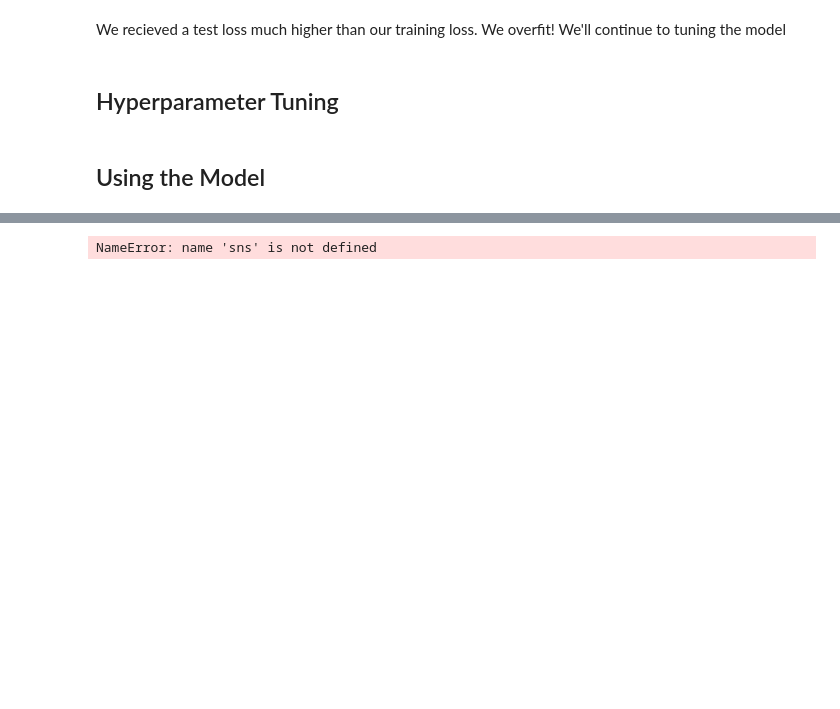
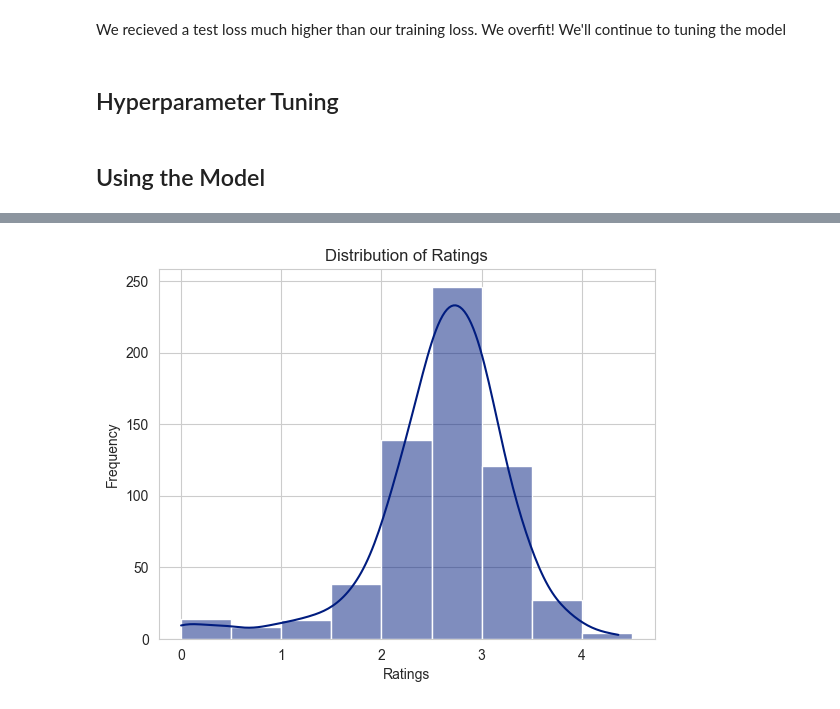
Before and after one commit to scottpitcher/Customer_RecommendationSystem, a Jupyter notebook: main.ipynb, the cells around one changed output, grey strips where cells are left out. Drawn from its saved outputs; the diff is of its cells as text; code cells hidden in the pictures; blank space fills up the shorter version.

```diff
--- a/main.ipynb
+++ b/main.ipynb
@@ -271,4 +285,8 @@ sns.scatterplot(ratings_list)
-# %%
-sns.scatterplot(ratings['rating'])
-# %% [output]
-NameError: name 'sns' is not defined
+# %%
+sns.histplot(ratings_list, bins=np.arange(0,5,0.5), kde=True)
+plt.xlabel('Ratings')
+plt.ylabel('Frequency')
+plt.title('Distribution of Ratings')
+plt.show()
+# %% [output]
+[figure, added]
```
Also changed, not shown: parts of 7 cells of this notebook.
